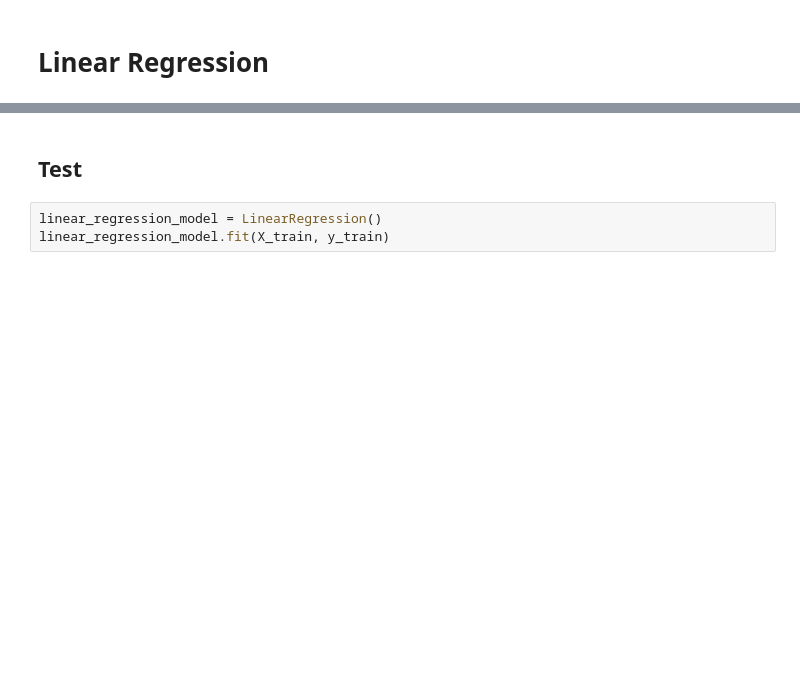
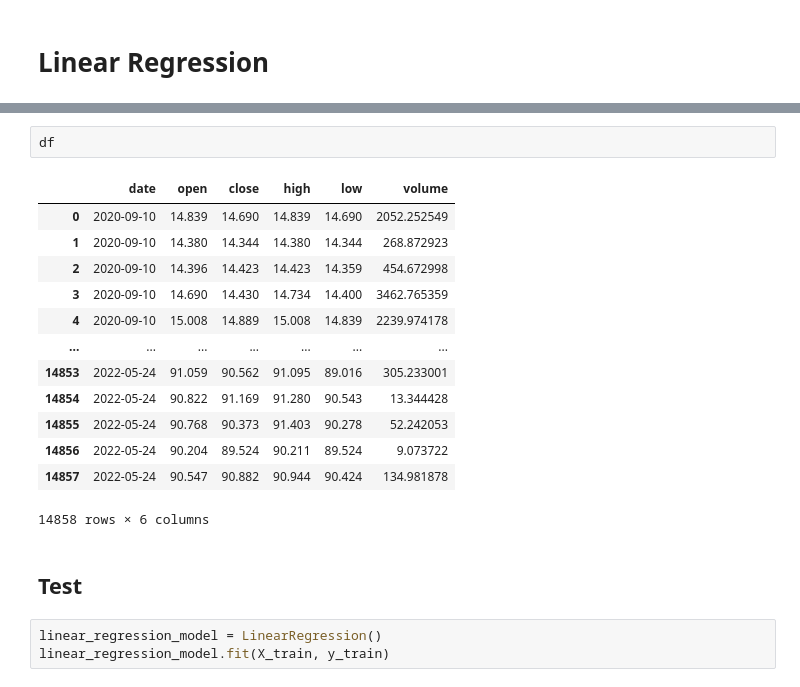
Before and after one commit to TamoToo/PitE_Project, a Jupyter notebook: test_ML+DL.ipynb, the cells around one changed output, grey strips where cells are left out. Drawn from its saved outputs; the diff is of its cells as text; blank space fills up the shorter version.

```diff
--- a/test_ML+DL.ipynb
+++ b/test_ML+DL.ipynb
@@ -152,3 +154,19 @@ X_train, y_train, X_test, y_test = SplitData(df, date)
+# %%
+df
+# %% [output]
+|  | date | open | close | high | low | volume |
+| 0 | 2020-09-10 | 14.839 | 14.690 | 14.839 | 14.690 | 2052.252549 |
+| 1 | 2020-09-10 | 14.380 | 14.344 | 14.380 | 14.344 | 268.872923 |
+| 2 | 2020-09-10 | 14.396 | 14.423 | 14.423 | 14.359 | 454.672998 |
+| 3 | 2020-09-10 | 14.690 | 14.430 | 14.734 | 14.400 | 3462.765359 |
+| 4 | 2020-09-10 | 15.008 | 14.889 | 15.008 | 14.839 | 2239.974178 |
+| ... | ... | ... | ... | ... | ... | ... |
+| 14853 | 2022-05-24 | 91.059 | 90.562 | 91.095 | 89.016 | 305.233001 |
+| 14854 | 2022-05-24 | 90.822 | 91.169 | 91.280 | 90.543 | 13.344428 |
+| 14855 | 2022-05-24 | 90.768 | 90.373 | 91.403 | 90.278 | 52.242053 |
+| 14856 | 2022-05-24 | 90.204 | 89.524 | 90.211 | 89.524 | 9.073722 |
+| 14857 | 2022-05-24 | 90.547 | 90.882 | 90.944 | 90.424 | 134.981878 |
+14858 rows × 6 columns
 # %% [markdown]
 ## Test
 # %%
```
Also changed, not shown: parts of 5 cells of this notebook, 1 other file.
